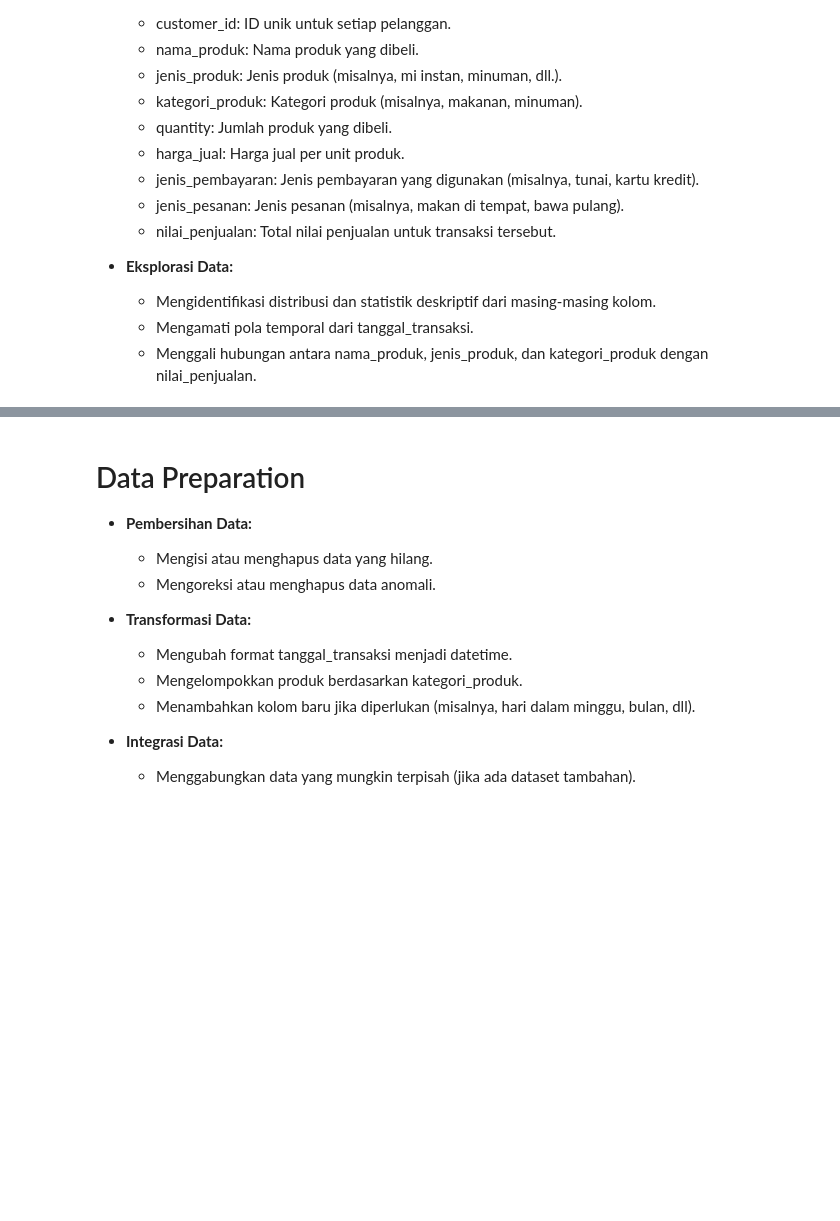
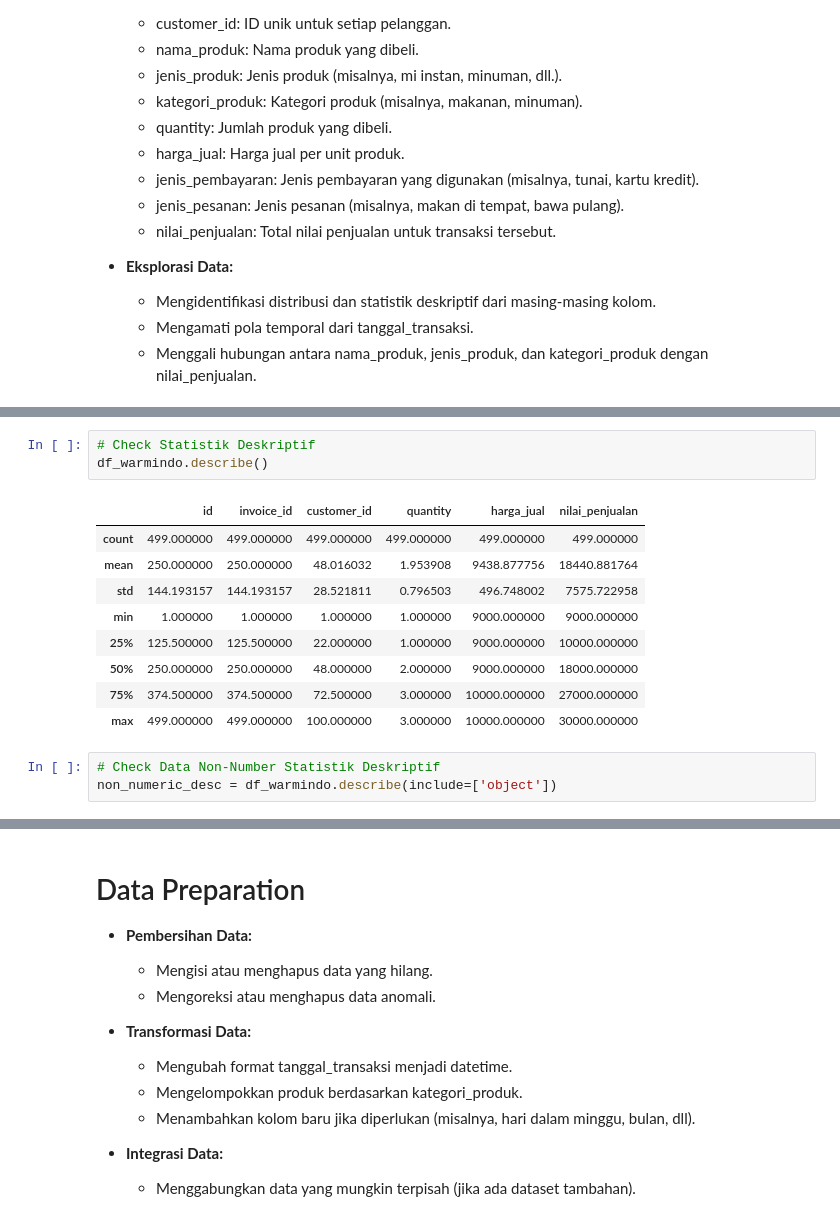
Before and after one commit to RIFF7/sales-analysis, a Jupyter notebook: analisa_warmindo.ipynb, the cells around one changed output, grey strips where cells are left out. Cells and saved outputs as stored; diff of their text form; blank space fills up the shorter version.

```diff
--- a/analisa_warmindo.ipynb
+++ b/analisa_warmindo.ipynb
@@ -58,0 +89,16 @@ Dengan melakukan analisis mendalam terhadap data ini, Warmindo dapat mengambil k
+# %%
+# Check Statistik Deskriptif
+df_warmindo.describe()
+# %% [output]
+|  | id | invoice_id | customer_id | quantity | harga_jual | nilai_penjualan |
+| count | 499.000000 | 499.000000 | 499.000000 | 499.000000 | 499.000000 | 499.000000 |
+| mean | 250.000000 | 250.000000 | 48.016032 | 1.953908 | 9438.877756 | 18440.881764 |
+| std | 144.193157 | 144.193157 | 28.521811 | 0.796503 | 496.748002 | 7575.722958 |
+| min | 1.000000 | 1.000000 | 1.000000 | 1.000000 | 9000.000000 | 9000.000000 |
+| 25% | 125.500000 | 125.500000 | 22.000000 | 1.000000 | 9000.000000 | 10000.000000 |
+| 50% | 250.000000 | 250.000000 | 48.000000 | 2.000000 | 9000.000000 | 18000.000000 |
+| 75% | 374.500000 | 374.500000 | 72.500000 | 3.000000 | 10000.000000 | 27000.000000 |
+| max | 499.000000 | 499.000000 | 100.000000 | 3.000000 | 10000.000000 | 30000.000000 |
+# %%
+# Check Data Non-Number Statistik Deskriptif
+non_numeric_desc = df_warmindo.describe(include=['object'])
```
Also changed, not shown: parts of 10 cells of this notebook.
